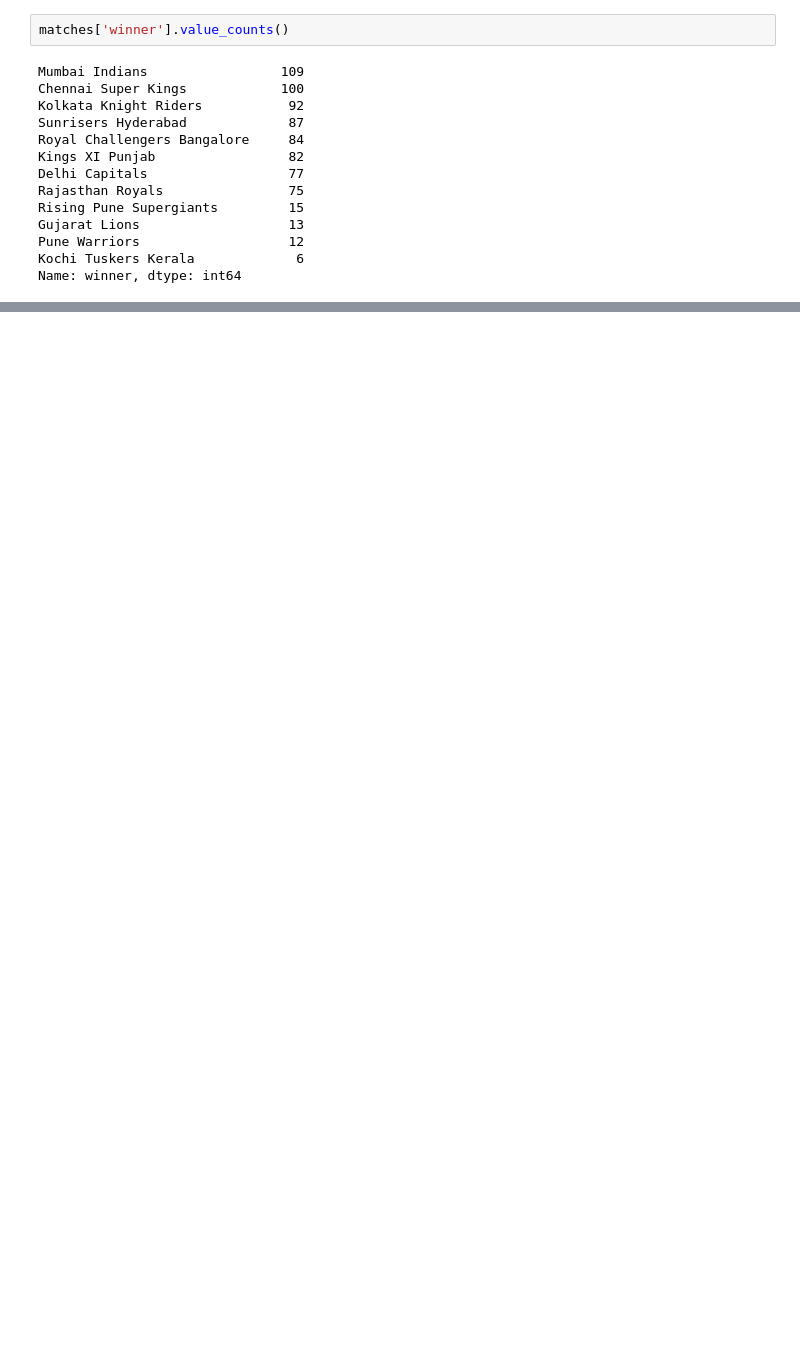
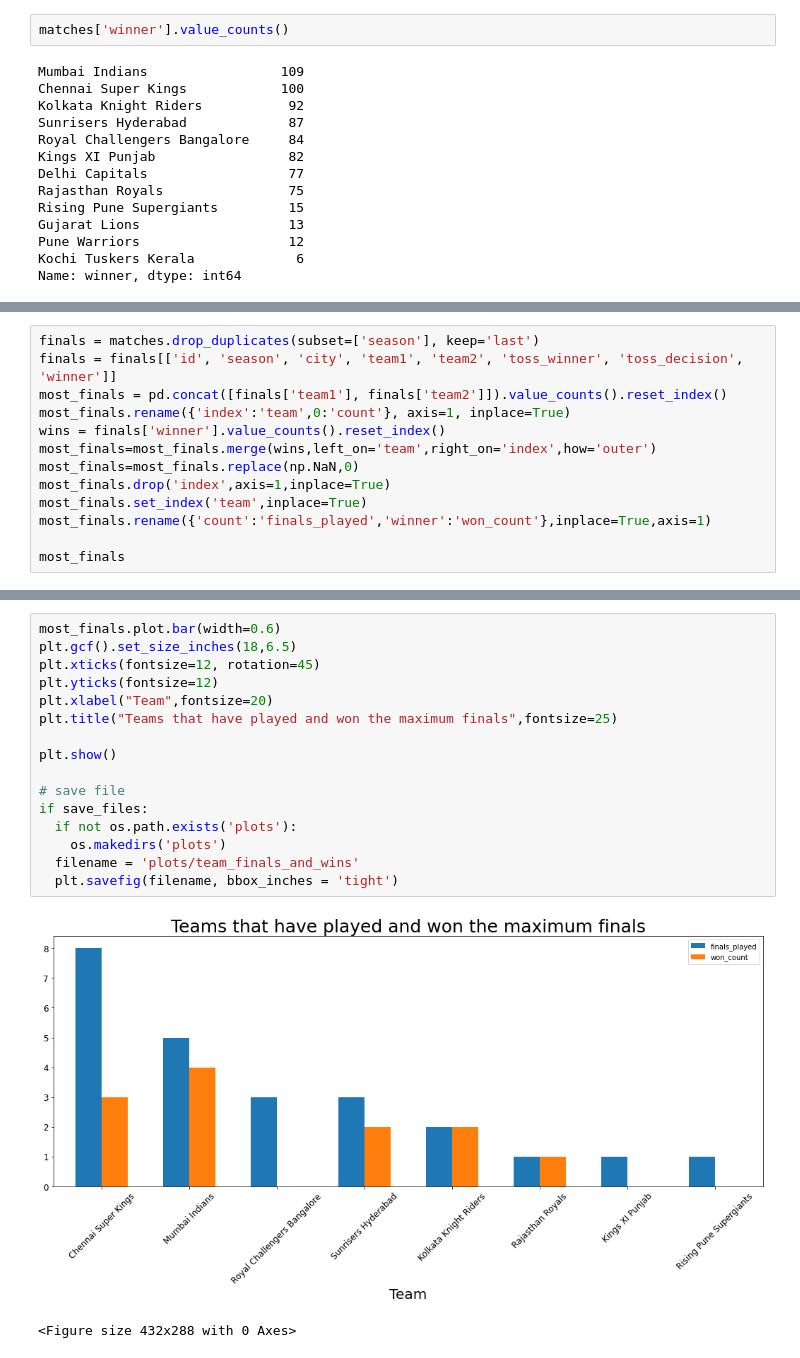
Before and after one commit to tiwari1302/TSF-GRIP, a Jupyter notebook: Task 5 Sports Data Analysis/Task 5_Sports Data Analysis.ipynb, the cells around one changed output, grey strips where cells are left out. Drawn from its saved outputs; the diff is of its cells as text; blank space fills up the shorter version.

```diff
--- a/Task 5 Sports Data Analysis/Task 5_Sports Data Analysis.ipynb
+++ b/Task 5 Sports Data Analysis/Task 5_Sports Data Analysis.ipynb
@@ -93,0 +119,13 @@ if save_files:
+# %%
+finals = matches.drop_duplicates(subset=['season'], keep='last')
+finals = finals[['id', 'season', 'city', 'team1', 'team2', 'toss_winner', 'toss_decision', 'winner']]
+most_finals = pd.concat([finals['team1'], finals['team2']]).value_counts().reset_index()
+most_finals.rename({'index':'team',0:'count'}, axis=1, inplace=True)
+wins = finals['winner'].value_counts().reset_index()
+most_finals=most_finals.merge(wins,left_on='team',right_on='index',how='outer')
+most_finals=most_finals.replace(np.NaN,0)
+most_finals.drop('index',axis=1,inplace=True)
+most_finals.set_index('team',inplace=True)
+most_finals.rename({'count':'finals_played','winner':'won_count'},inplace=True,axis=1)
+
+most_finals
@@ -93,0 +143,19 @@ if save_files:
+# %%
+most_finals.plot.bar(width=0.6)
+plt.gcf().set_size_inches(18,6.5)
+plt.xticks(fontsize=12, rotation=45)
+plt.yticks(fontsize=12)
+plt.xlabel("Team",fontsize=20)
+plt.title("Teams that have played and won the maximum finals",fontsize=25)
+
+plt.show()
+
+# save file
+if save_files:
+  if not os.path.exists('plots'):
+    os.makedirs('plots')
+  filename = 'plots/team_finals_and_wins'
+  plt.savefig(filename, bbox_inches = 'tight')
+# %% [output]
+[figure, added]
+<Figure size 432x288 with 0 Axes>
```
Also changed, not shown: parts of 19 cells of this notebook.
